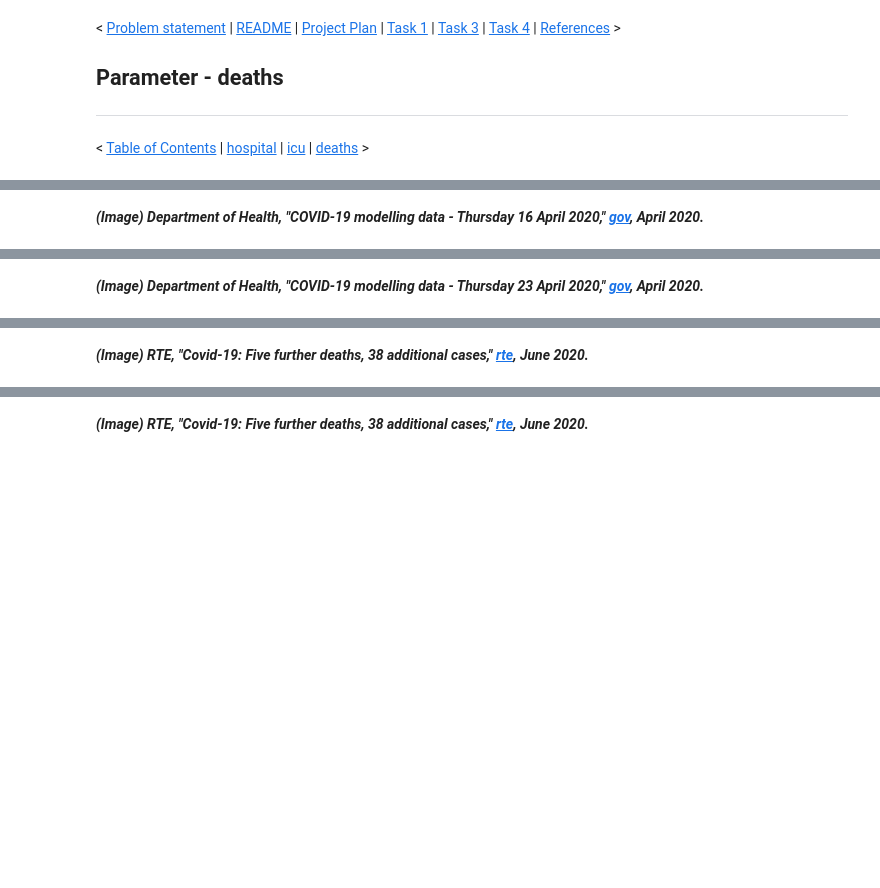
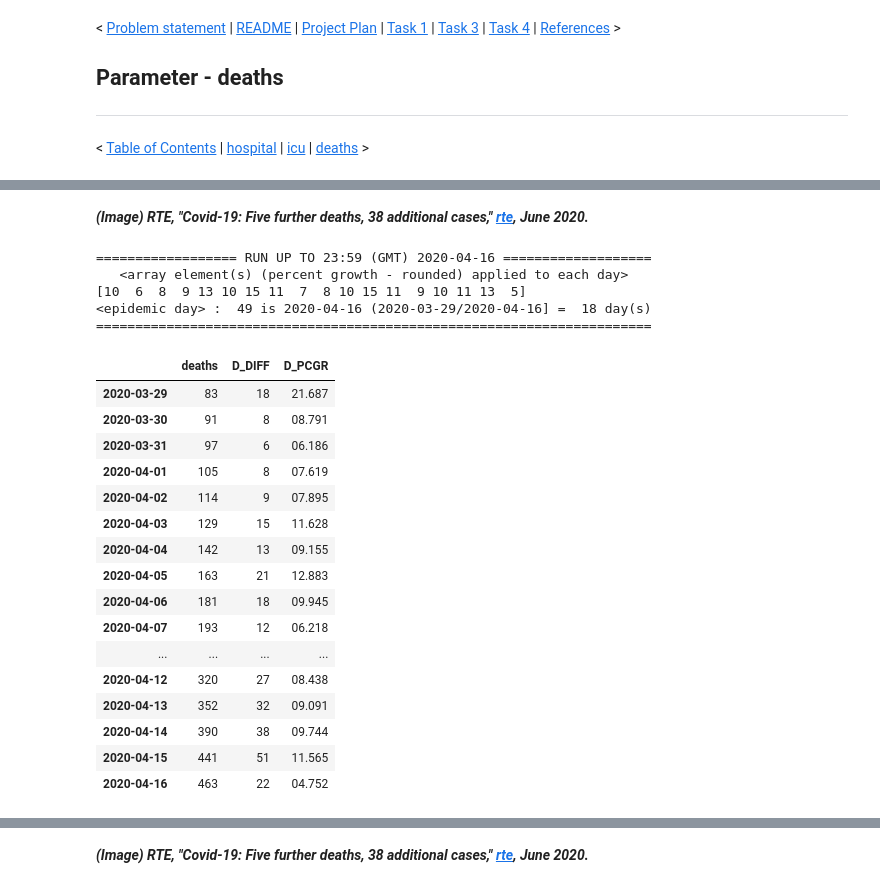
Before and after one commit to E6985/pda-numpy-random-simulation, a Jupyter notebook: Programming-for-Data-Analysis-Project-2020.ipynb, the cells around one changed output, grey strips where cells are left out. Saved outputs shown, nothing was run; the diff lists cells and outputs as text; code cells hidden in the pictures; blank space fills up the shorter version.

```diff
--- a/Programming-for-Data-Analysis-Project-2020.ipynb
+++ b/Programming-for-Data-Analysis-Project-2020.ipynb
@@ -1901,8 +1982,6 @@ https://twitter.com/CMOIreland/status/1252344273938219011
 
 [2] Department of Health, "COVID-19 modelling data - Thursday 16 April 2020," [gov](https://web.archive.org/web/20201119120437/https://www.gov.ie/en/publication/ea86cc-covid-19-modelling-data-thursday-16-april-2020), April 2020.
 -->
-# %% [markdown]
-***(Image) Department of Health, "COVID-19 modelling data - Thursday 16 April 2020," [gov](https://web.archive.org/web/20201119120437/https://www.gov.ie/en/publication/ea86cc-covid-19-modelling-data-thursday-16-april-2020), April 2020.***
 # %% [markdown]
 [<img style="float:right;" src="img/04232020-deaths.png" target="_blank" width=200/>](https://github.com/E6985/pda-numpy-random-simulation/blob/main/img/04232020-deaths.png)
 
@@ -1913,8 +1992,36 @@ https://twitter.com/CMOIreland/status/1252344273938219011
 
 [2] Department of Health, "COVID-19 modelling data - Thursday 23 April 2020," [gov](https://web.archive.org/web/20201020115335/https://www.gov.ie/en/publication/a950be-covid-19-modelling-data-thursday-23-april-2020), April 2020.
 -->
-# %% [markdown]
-***(Image) Department of Health, "COVID-19 modelling data - Thursday 23 April 2020," [gov](https://web.archive.org/web/20201020115335/https://www.gov.ie/en/publication/a950be-covid-19-modelling-data-thursday-23-april-2020), April 2020.***
+# %% [markdown]
+***(Image) RTE, "Covid-19: Five further deaths, 38 additional cases," [rte](https://web.archive.org/web/20201201174455/https://www.rte.ie/news/coronavirus/2020/0604/1145491-ireland-virus-figures), June 2020.***
+# %%
+nFrom,nTo="2020-03-29","2020-04-16"
+nDeaths=fCovid19(nFrom,nTo,nColumn,np.random.default_rng().poisson(10,size=18))
+fEpidemicDay(dfCovid19,nTo)
+fStatus(dfCovid19,nFrom,nTo)[[nColumn,"D_DIFF","D_PCGR"]]
+# %% [output]
+================== RUN UP TO 23:59 (GMT) 2020-04-16 ===================
+   <array element(s) (percent growth - rounded) applied to each day>
+[10  6  8  9 13 10 15 11  7  8 10 15 11  9 10 11 13  5]
+<epidemic day> :  49 is 2020-04-16 (2020-03-29/2020-04-16] =  18 day(s)
+=======================================================================
+|  | deaths | D_DIFF | D_PCGR |
+| 2020-03-29 | 83 | 18 | 21.687 |
+| 2020-03-30 | 91 | 8 | 08.791 |
+| 2020-03-31 | 97 | 6 | 06.186 |
+| 2020-04-01 | 105 | 8 | 07.619 |
+| 2020-04-02 | 114 | 9 | 07.895 |
+| 2020-04-03 | 129 | 15 | 11.628 |
+| 2020-04-04 | 142 | 13 | 09.155 |
+| 2020-04-05 | 163 | 21 | 12.883 |
+| 2020-04-06 | 181 | 18 | 09.945 |
+| 2020-04-07 | 193 | 12 | 06.218 |
+| ... | ... | ... | ... |
+| 2020-04-12 | 320 | 27 | 08.438 |
+| 2020-04-13 | 352 | 32 | 09.091 |
+| 2020-04-14 | 390 | 38 | 09.744 |
+| 2020-04-15 | 441 | 51 | 11.565 |
+| 2020-04-16 | 463 | 22 | 04.752 |
 # %% [markdown]
 ##### Metrics - 13th May (inclusive)
 ***
@@ -1935,5 +2042,3 @@ https://twitter.com/CMOIreland/status/1252344273938219011
 <!--
 [1] P. Nolan (IEMAG), "LIVE: Latest coronavirus cases and deaths announced (14/05/2020)," [VirginMediaNews](https://web.archive.org/web/20201207124525if_/https://www.facebook.com/VirginMediaNews/videos/663783837807950), May 2020.
 -->
-# %% [markdown]
-***(Image) RTE, "Covid-19: Five further deaths, 38 additional cases," [rte](https://web.archive.org/web/20201201174455/https://www.rte.ie/news/coronavirus/2020/0604/1145491-ireland-virus-figures), June 2020.***
```
Also changed, not shown: parts of 50 cells of this notebook.
